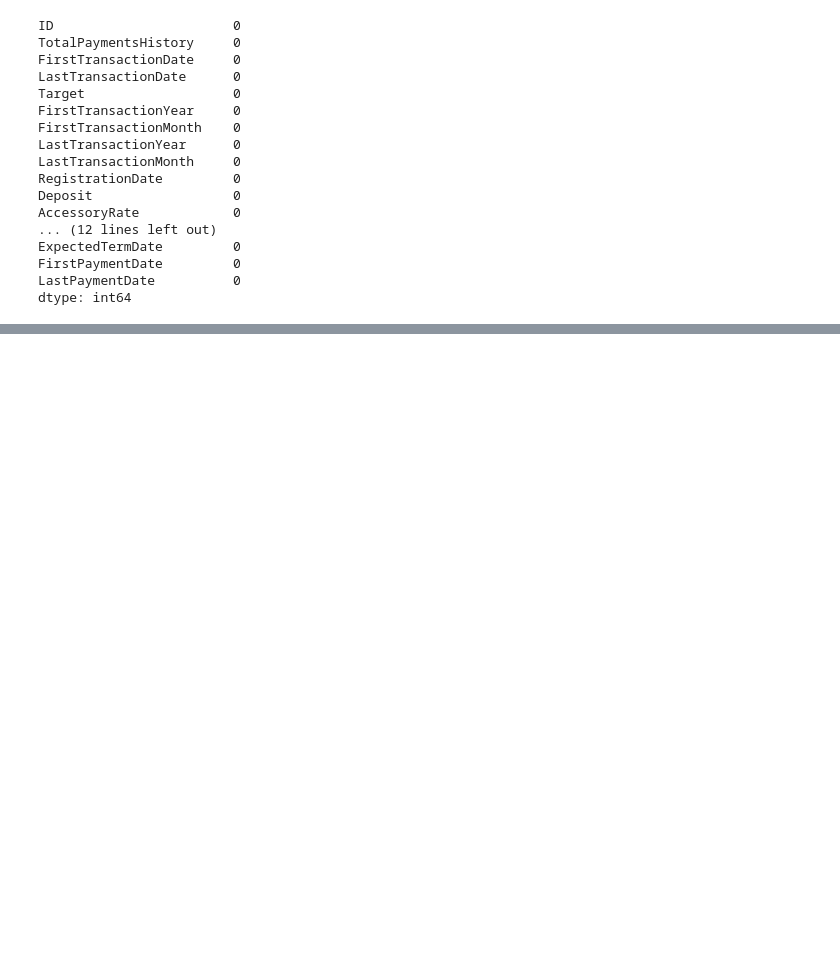
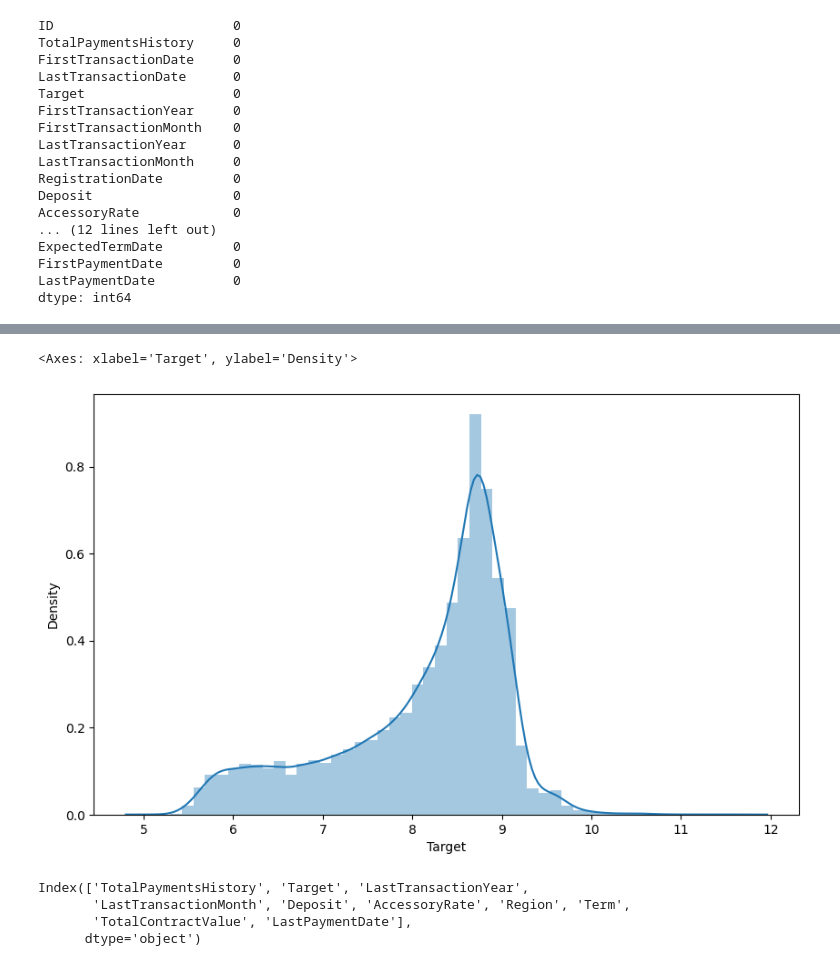
Before and after one commit to ashioyajotham/Daily-ML, a Jupyter notebook: ambassador-skill-up-hackathon/Ambassador_hack.ipynb, the cells around one changed output, grey strips where cells are left out. Cells and saved outputs as stored; diff of their text form; code cells hidden in the pictures; blank space fills up the shorter version.

```diff
--- a/ambassador-skill-up-hackathon/Ambassador_hack.ipynb
+++ b/ambassador-skill-up-hackathon/Ambassador_hack.ipynb
@@ -128,0 +207,7 @@ dtype: int64
+# %%
+# plot the distribution of the target variable
+plt.figure(figsize=(10, 6))
+sns.distplot(train['Target'], bins=50)
+# %% [output]
+<Axes: xlabel='Target', ylabel='Density'>
+[figure, added]
@@ -128,0 +217,9 @@ dtype: int64
+# %%
+# Select features with high corr over 0.1
+corr_features = corr.index[abs(corr['Target']) > 0.1]
+corr_features
+# %% [output]
+Index(['TotalPaymentsHistory', 'Target', 'LastTransactionYear',
+       'LastTransactionMonth', 'Deposit', 'AccessoryRate', 'Region', 'Term',
+       'TotalContractValue', 'LastPaymentDate'],
+      dtype='object')
```
Also changed, not shown: parts of 20 cells of this notebook, 9 other files.
